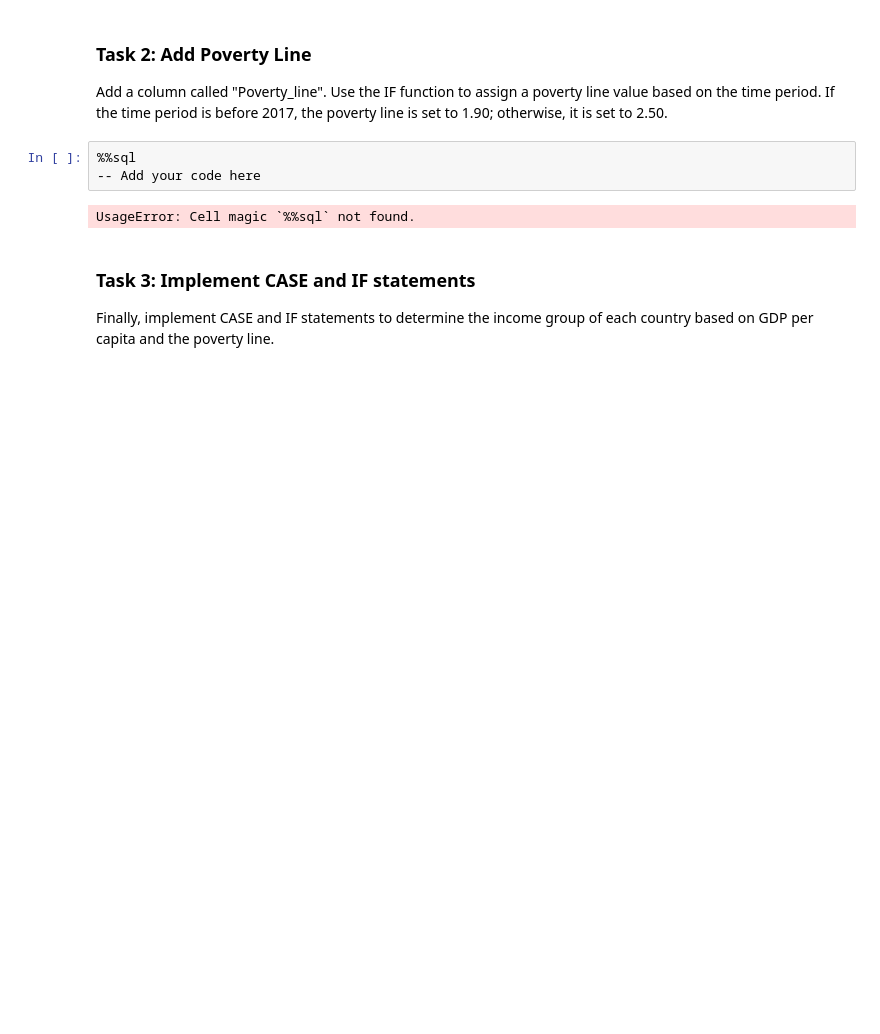
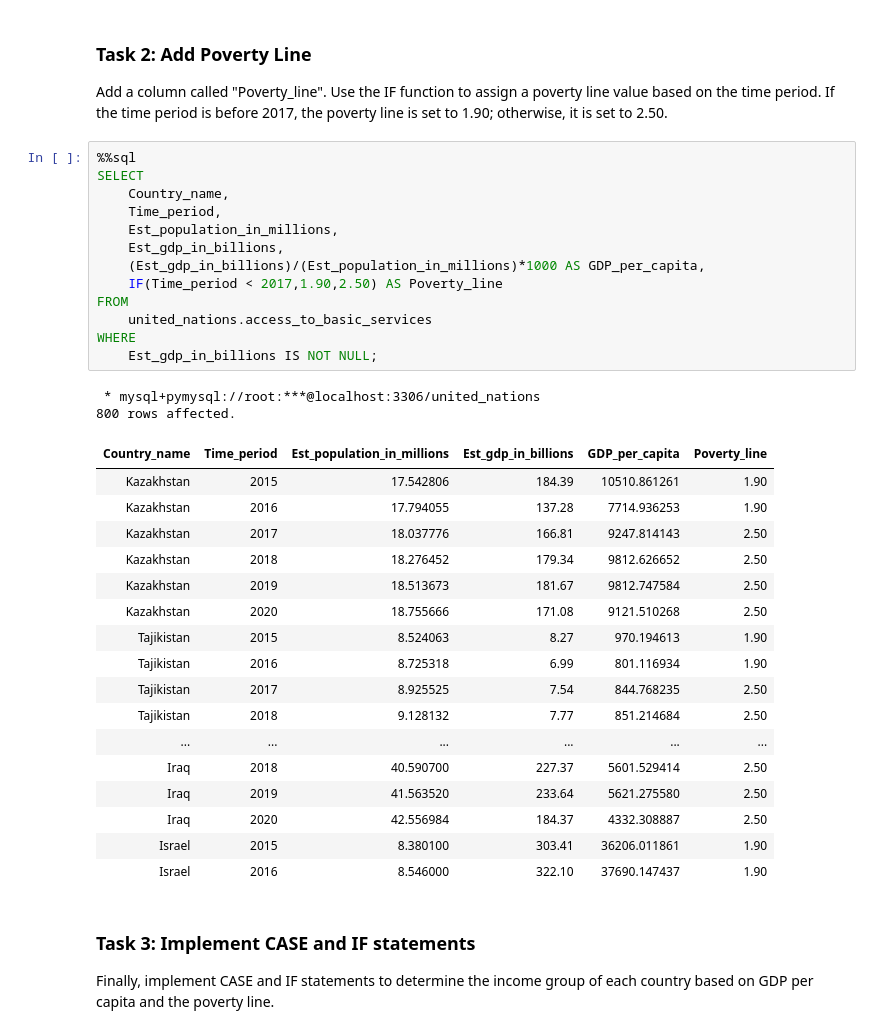
Before and after one commit to RealElvince/Access-to-basic-water-services, a Jupyter notebook: notebooks/Evaluating GDP per Capita using CASE and IF [Notebook].ipynb, the cells around one changed output. Saved outputs shown, nothing was run; the diff lists cells and outputs as text; blank space fills up the shorter version.

Commit message:
added Poverty line column

```diff
--- a/notebooks/Evaluating GDP per Capita using CASE and IF [Notebook].ipynb
+++ b/notebooks/Evaluating GDP per Capita using CASE and IF [Notebook].ipynb
@@ -100,11 +100,39 @@ WHERE Est_gdp_in_billions IS NOT NULL;
 ### Task 2: Add Poverty Line
 
 Add a column called "Poverty_line". Use the IF function to assign a poverty line value based on the time period. If the time period is before 2017, the poverty line is set to 1.90; otherwise, it is set to 2.50.
-# %%
-%%sql
--- Add your code here
-# %% [output]
-UsageError: Cell magic `%%sql` not found.
+# %%
+%%sql
+SELECT
+	Country_name,
+    Time_period,
+    Est_population_in_millions,
+    Est_gdp_in_billions,
+    (Est_gdp_in_billions)/(Est_population_in_millions)*1000 AS GDP_per_capita,
+    IF(Time_period < 2017,1.90,2.50) AS Poverty_line
+FROM
+	united_nations.access_to_basic_services
+WHERE
+	Est_gdp_in_billions IS NOT NULL;
+# %% [output]
+ * mysql+pymysql://root:***@localhost:3306/united_nations
+800 rows affected.
+| Country_name | Time_period | Est_population_in_millions | Est_gdp_in_billions | GDP_per_capita | Poverty_line |
+| Kazakhstan | 2015 | 17.542806 | 184.39 | 10510.861261 | 1.90 |
+| Kazakhstan | 2016 | 17.794055 | 137.28 | 7714.936253 | 1.90 |
+| Kazakhstan | 2017 | 18.037776 | 166.81 | 9247.814143 | 2.50 |
+| Kazakhstan | 2018 | 18.276452 | 179.34 | 9812.626652 | 2.50 |
+| Kazakhstan | 2019 | 18.513673 | 181.67 | 9812.747584 | 2.50 |
+| Kazakhstan | 2020 | 18.755666 | 171.08 | 9121.510268 | 2.50 |
+| Tajikistan | 2015 | 8.524063 | 8.27 | 970.194613 | 1.90 |
+| Tajikistan | 2016 | 8.725318 | 6.99 | 801.116934 | 1.90 |
+| Tajikistan | 2017 | 8.925525 | 7.54 | 844.768235 | 2.50 |
+| Tajikistan | 2018 | 9.128132 | 7.77 | 851.214684 | 2.50 |
+| ... | ... | ... | ... | ... | ... |
+| Iraq | 2018 | 40.590700 | 227.37 | 5601.529414 | 2.50 |
+| Iraq | 2019 | 41.563520 | 233.64 | 5621.275580 | 2.50 |
+| Iraq | 2020 | 42.556984 | 184.37 | 4332.308887 | 2.50 |
+| Israel | 2015 | 8.380100 | 303.41 | 36206.011861 | 1.90 |
+| Israel | 2016 | 8.546000 | 322.10 | 37690.147437 | 1.90 |
 # %% [markdown]
 ### Task 3: Implement CASE and IF statements
 
```
